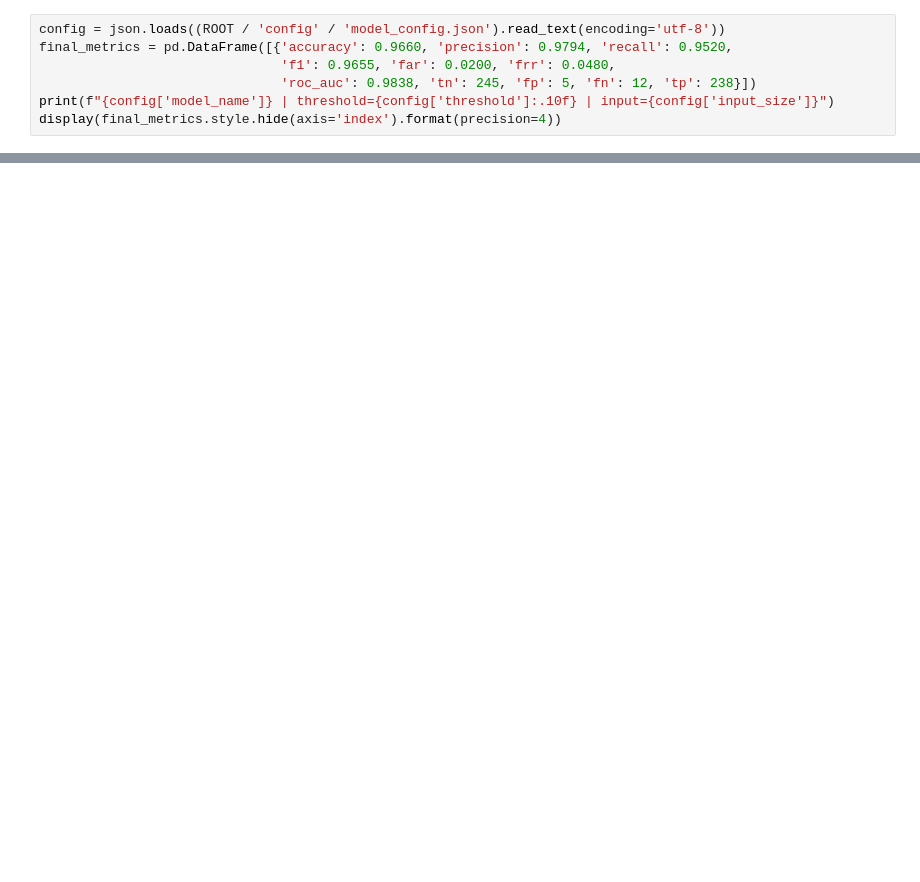
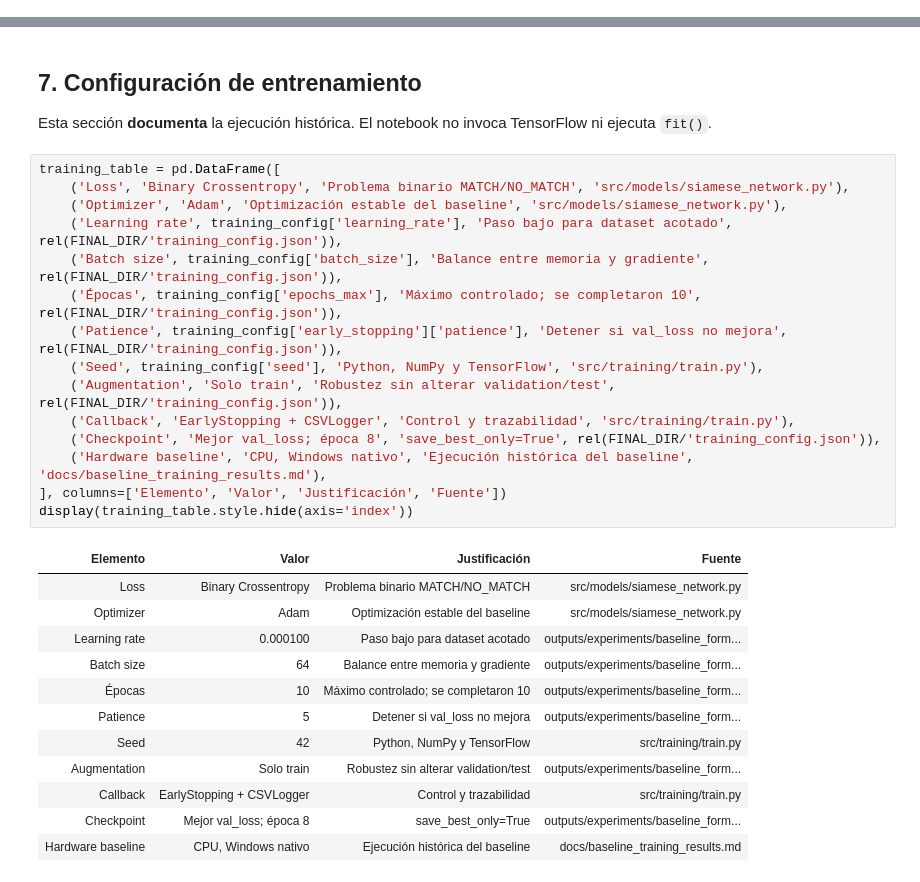
Before and after one commit to deep-access-upao/dual-access-control, a Jupyter notebook: notebooks/99_project_summary.ipynb, the cells around one changed output, grey strips where cells are left out. Saved outputs shown, nothing was run; the diff lists cells and outputs as text; blank space fills up the shorter version.

Commit message:
Ajusta el notebook final a la rúbrica

```diff
--- a/notebooks/99_project_summary.ipynb
+++ b/notebooks/99_project_summary.ipynb
@@ -164,7 +0,0 @@ La variante rechaza entre 82% y 100% de genuinos en las tres condiciones crític
-# %%
-config = json.loads((ROOT / 'config' / 'model_config.json').read_text(encoding='utf-8'))
-final_metrics = pd.DataFrame([{'accuracy': 0.9660, 'precision': 0.9794, 'recall': 0.9520,
-                               'f1': 0.9655, 'far': 0.0200, 'frr': 0.0480,
-                               'roc_auc': 0.9838, 'tn': 245, 'fp': 5, 'fn': 12, 'tp': 238}])
-print(f"{config['model_name']} | threshold={config['threshold']:.10f} | input={config['input_size']}")
-display(final_metrics.style.hide(axis='index').format(precision=4))
@@ -284,0 +307,32 @@ El dataset pequeño puede introducir sesgos. FAR implica riesgo de acceso indebi
+# %% [markdown]
+## 7. Configuración de entrenamiento
+
+Esta sección **documenta** la ejecución histórica. El notebook no invoca TensorFlow ni ejecuta `fit()`.
+# %%
+training_table = pd.DataFrame([
+    ('Loss', 'Binary Crossentropy', 'Problema binario MATCH/NO_MATCH', 'src/models/siamese_network.py'),
+    ('Optimizer', 'Adam', 'Optimización estable del baseline', 'src/models/siamese_network.py'),
+    ('Learning rate', training_config['learning_rate'], 'Paso bajo para dataset acotado', rel(FINAL_DIR/'training_config.json')),
+    ('Batch size', training_config['batch_size'], 'Balance entre memoria y gradiente', rel(FINAL_DIR/'training_config.json')),
+    ('Épocas', training_config['epochs_max'], 'Máximo controlado; se completaron 10', rel(FINAL_DIR/'training_config.json')),
+    ('Patience', training_config['early_stopping']['patience'], 'Detener si val_loss no mejora', rel(FINAL_DIR/'training_config.json')),
+    ('Seed', training_config['seed'], 'Python, NumPy y TensorFlow', 'src/training/train.py'),
+    ('Augmentation', 'Solo train', 'Robustez sin alterar validation/test', rel(FINAL_DIR/'training_config.json')),
+    ('Callback', 'EarlyStopping + CSVLogger', 'Control y trazabilidad', 'src/training/train.py'),
+    ('Checkpoint', 'Mejor val_loss; época 8', 'save_best_only=True', rel(FINAL_DIR/'training_config.json')),
+    ('Hardware baseline', 'CPU, Windows nativo', 'Ejecución histórica del baseline', 'docs/baseline_training_results.md'),
+], columns=['Elemento', 'Valor', 'Justificación', 'Fuente'])
+display(training_table.style.hide(axis='index'))
+# %% [output]
+| Elemento | Valor | Justificación | Fuente |
+| Loss | Binary Crossentropy | Problema binario MATCH/NO_MATCH | src/models/siamese_network.py |
+| Optimizer | Adam | Optimización estable del baseline | src/models/siamese_network.py |
+| Learning rate | 0.000100 | Paso bajo para dataset acotado | outputs/experiments/baseline_form... |
+| Batch size | 64 | Balance entre memoria y gradiente | outputs/experiments/baseline_form... |
+| Épocas | 10 | Máximo controlado; se completaron 10 | outputs/experiments/baseline_form... |
+| Patience | 5 | Detener si val_loss no mejora | outputs/experiments/baseline_form... |
+| Seed | 42 | Python, NumPy y TensorFlow | src/training/train.py |
+| Augmentation | Solo train | Robustez sin alterar validation/test | outputs/experiments/baseline_form... |
+| Callback | EarlyStopping + CSVLogger | Control y trazabilidad | src/training/train.py |
+| Checkpoint | Mejor val_loss; época 8 | save_best_only=True | outputs/experiments/baseline_form... |
+| Hardware baseline | CPU, Windows nativo | Ejecución histórica del baseline | docs/baseline_training_results.md |
```
Also changed, not shown: parts of 83 cells of this notebook, 4 other files.
